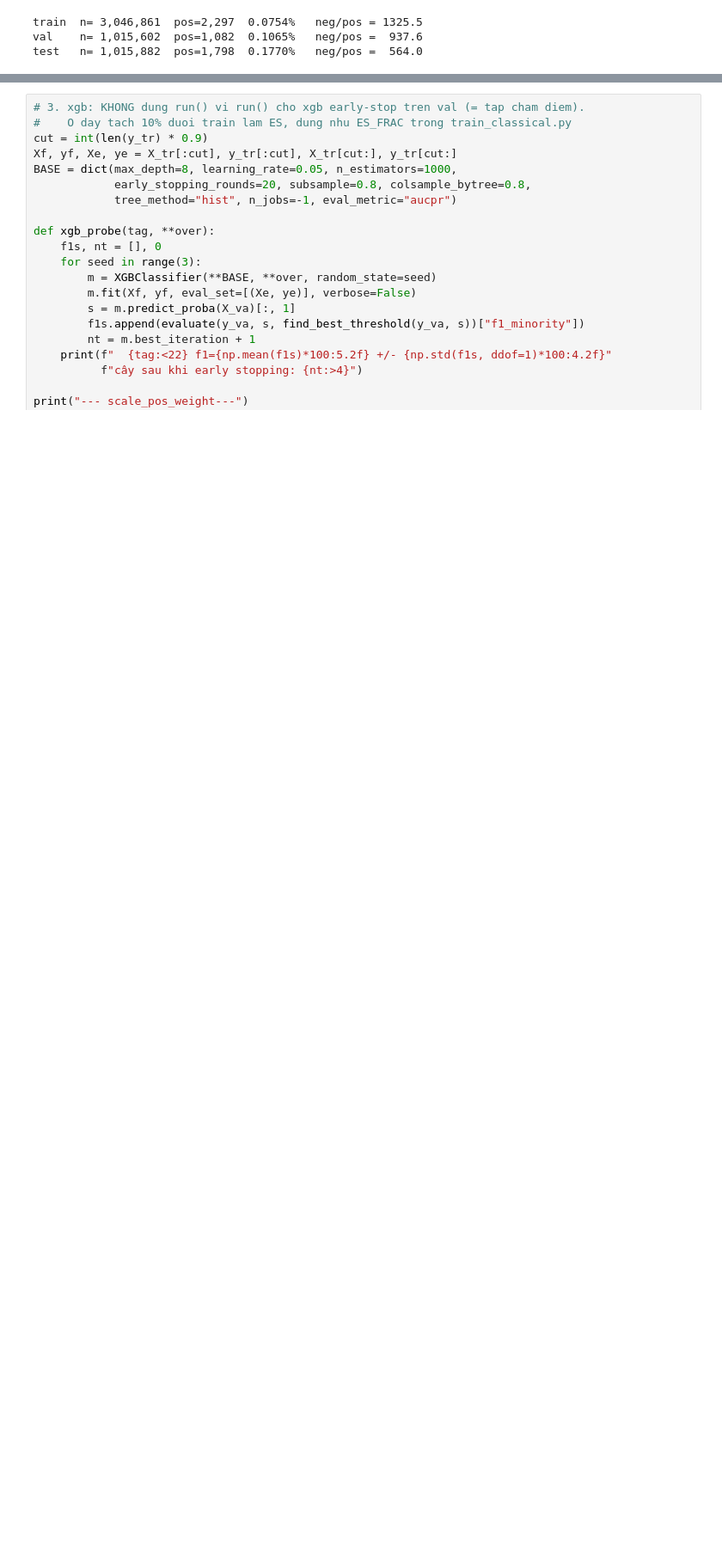
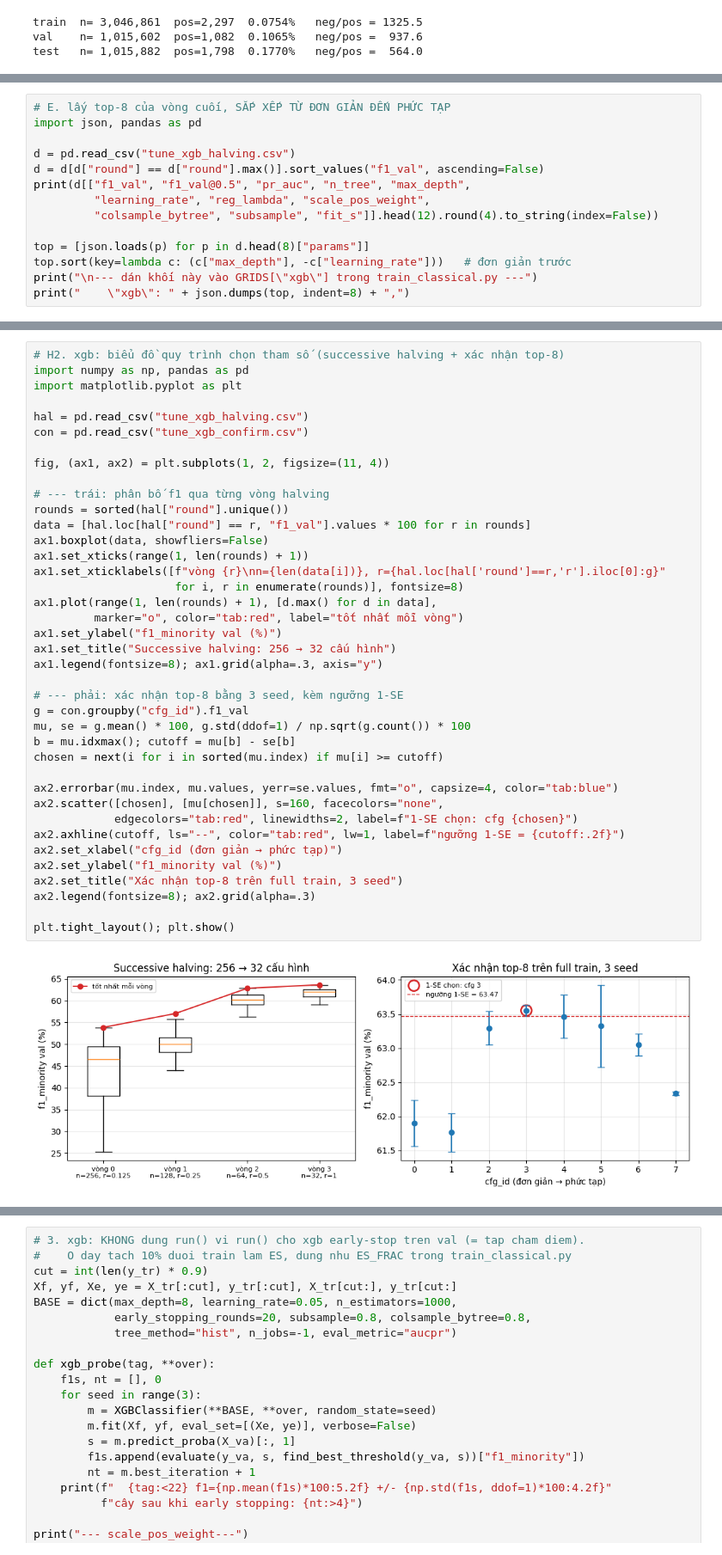
Before and after one commit to Tyler3743/fraud_detection, a Jupyter notebook: analysis_1.ipynb, the cells around one changed output, grey strips where cells are left out. Shown at 86% size. Saved outputs shown, nothing was run; the diff lists cells and outputs as text; blank space fills up the shorter version.

Commit message:
tune v2

```diff
--- a/analysis_1.ipynb
+++ b/analysis_1.ipynb
@@ -249,0 +222,14 @@ for n in [100, 300]:
+# %%
+# E. lấy top-8 của vòng cuối, SẮP XẾP TỪ ĐƠN GIẢN ĐẾN PHỨC TẠP
+import json, pandas as pd
+
+d = pd.read_csv("tune_xgb_halving.csv")
+d = d[d["round"] == d["round"].max()].sort_values("f1_val", ascending=False)
+print(d[["f1_val", "f1_val@0.5", "pr_auc", "n_tree", "max_depth",
+         "learning_rate", "reg_lambda", "scale_pos_weight",
+         "colsample_bytree", "subsample", "fit_s"]].head(12).round(4).to_string(index=False))
+
+top = [json.loads(p) for p in d.head(8)["params"]]
+top.sort(key=lambda c: (c["max_depth"], -c["learning_rate"]))   # đơn giản trước
+print("\n--- dán khối này vào GRIDS[\"xgb\"] trong train_classical.py ---")
+print("    \"xgb\": " + json.dumps(top, indent=8) + ",")
@@ -249,0 +336,41 @@ for n in [100, 300]:
+# %%
+# H2. xgb: biểu đồ quy trình chọn tham số (successive halving + xác nhận top-8)
+import numpy as np, pandas as pd
+import matplotlib.pyplot as plt
+
+hal = pd.read_csv("tune_xgb_halving.csv")
+con = pd.read_csv("tune_xgb_confirm.csv")
+
+fig, (ax1, ax2) = plt.subplots(1, 2, figsize=(11, 4))
+
+# --- trái: phân bố f1 qua từng vòng halving
+rounds = sorted(hal["round"].unique())
+data = [hal.loc[hal["round"] == r, "f1_val"].values * 100 for r in rounds]
+ax1.boxplot(data, showfliers=False)
+ax1.set_xticks(range(1, len(rounds) + 1))
+ax1.set_xticklabels([f"vòng {r}\nn={len(data[i])}, r={hal.loc[hal['round']==r,'r'].iloc[0]:g}"
+                     for i, r in enumerate(rounds)], fontsize=8)
+ax1.plot(range(1, len(rounds) + 1), [d.max() for d in data],
+         marker="o", color="tab:red", label="tốt nhất mỗi vòng")
+ax1.set_ylabel("f1_minority val (%)")
+ax1.set_title("Successive halving: 256 → 32 cấu hình")
+ax1.legend(fontsize=8); ax1.grid(alpha=.3, axis="y")
+
+# --- phải: xác nhận top-8 bằng 3 seed, kèm ngưỡng 1-SE
+g = con.groupby("cfg_id").f1_val
+mu, se = g.mean() * 100, g.std(ddof=1) / np.sqrt(g.count()) * 100
+b = mu.idxmax(); cutoff = mu[b] - se[b]
+chosen = next(i for i in sorted(mu.index) if mu[i] >= cutoff)
+
+ax2.errorbar(mu.index, mu.values, yerr=se.values, fmt="o", capsize=4, color="tab:blue")
+ax2.scatter([chosen], [mu[chosen]], s=160, facecolors="none",
+            edgecolors="tab:red", linewidths=2, label=f"1-SE chọn: cfg {chosen}")
+ax2.axhline(cutoff, ls="--", color="tab:red", lw=1, label=f"ngưỡng 1-SE = {cutoff:.2f}")
+ax2.set_xlabel("cfg_id (đơn giản → phức tạp)")
+ax2.set_ylabel("f1_minority val (%)")
+ax2.set_title("Xác nhận top-8 trên full train, 3 seed")
+ax2.legend(fontsize=8); ax2.grid(alpha=.3)
+
+plt.tight_layout(); plt.show()
+# %% [output]
+[figure, added]
```
Also changed, not shown: parts of 22 cells of this notebook, 8 other files.
